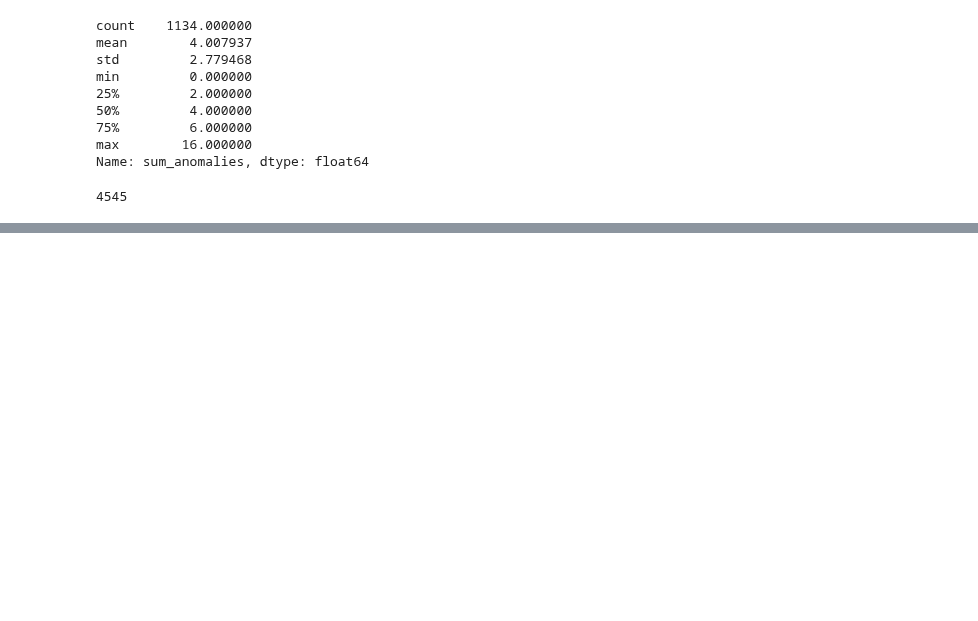
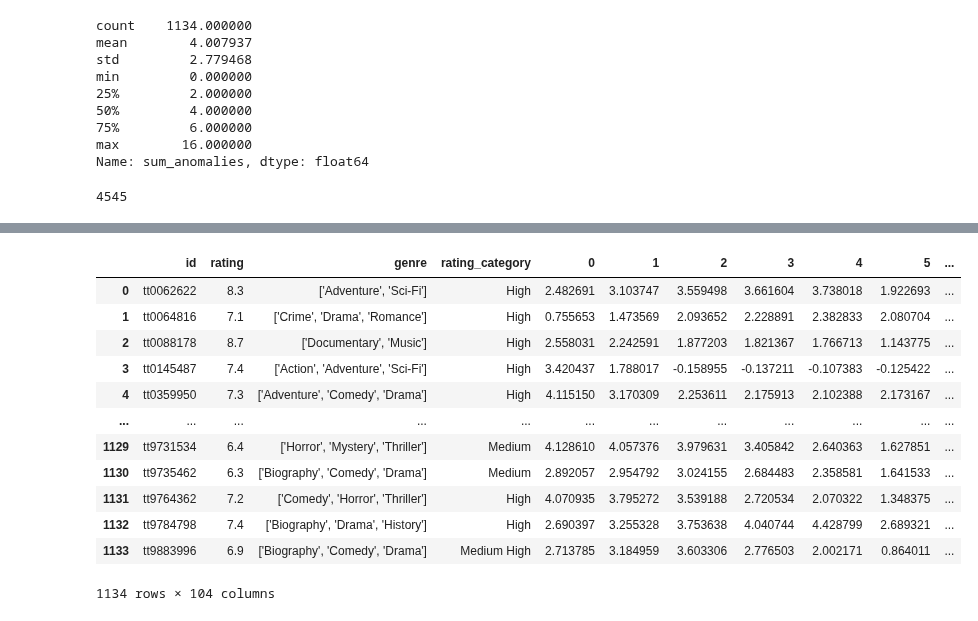
Before and after one commit to luigiascio/Data-Mining-2, a Jupyter notebook: TS_prep.ipynb, the cells around one changed output, grey strips where cells are left out. Saved outputs shown, nothing was run; the diff lists cells and outputs as text; code cells hidden in the pictures; blank space fills up the shorter version.

Commit message:
ts_standardized

```diff
--- a/TS_prep.ipynb
+++ b/TS_prep.ipynb
@@ -364,0 +429,35 @@ plt.show()
+# %%
+# Seleziona le colonne della time series (da 0 a 99 come stringhe o interi)
+time_series_columns = [str(i) for i in range(100)]  # o range effettivo delle tue colonne
+
+# Estrai solo i dati delle time series
+time_series_data = df[time_series_columns]
+
+# Standardizzazione per riga (z-score)
+time_series_scaled = time_series_data.sub(time_series_data.mean(axis=1), axis=0)
+time_series_scaled = time_series_scaled.div(time_series_data.std(axis=1), axis=0)
+
+# Ricostruisci il DataFrame con le colonne originali
+df_scaled = pd.concat([df[['id', 'rating', 'genre', 'rating_category']], time_series_scaled], axis=1)
+
+# (Opzionale) Riordina le colonne se vuoi
+ts_scaled = df_scaled[['id'] + time_series_columns + ['rating', 'genre', 'rating_category']]
+
+# Salva il risultato se necessario
+ts_scaled.to_csv("ts_standardized.csv", index=False)
+# %%
+df_scaled
+# %% [output]
+|  | id | rating | genre | rating_category | 0 | 1 | 2 | 3 | 4 | 5 | ... |
+| 0 | tt0062622 | 8.3 | ['Adventure', 'Sci-Fi'] | High | 2.482691 | 3.103747 | 3.559498 | 3.661604 | 3.738018 | 1.922693 | ... |
+| 1 | tt0064816 | 7.1 | ['Crime', 'Drama', 'Romance'] | High | 0.755653 | 1.473569 | 2.093652 | 2.228891 | 2.382833 | 2.080704 | ... |
+| 2 | tt0088178 | 8.7 | ['Documentary', 'Music'] | High | 2.558031 | 2.242591 | 1.877203 | 1.821367 | 1.766713 | 1.143775 | ... |
+| 3 | tt0145487 | 7.4 | ['Action', 'Adventure', 'Sci-Fi'] | High | 3.420437 | 1.788017 | -0.158955 | -0.137211 | -0.107383 | -0.125422 | ... |
+| 4 | tt0359950 | 7.3 | ['Adventure', 'Comedy', 'Drama'] | High | 4.115150 | 3.170309 | 2.253611 | 2.175913 | 2.102388 | 2.173167 | ... |
+| ... | ... | ... | ... | ... | ... | ... | ... | ... | ... | ... | ... |
+| 1129 | tt9731534 | 6.4 | ['Horror', 'Mystery', 'Thriller'] | Medium | 4.128610 | 4.057376 | 3.979631 | 3.405842 | 2.640363 | 1.627851 | ... |
+| 1130 | tt9735462 | 6.3 | ['Biography', 'Comedy', 'Drama'] | Medium | 2.892057 | 2.954792 | 3.024155 | 2.684483 | 2.358581 | 1.641533 | ... |
+| 1131 | tt9764362 | 7.2 | ['Comedy', 'Horror', 'Thriller'] | High | 4.070935 | 3.795272 | 3.539188 | 2.720534 | 2.070322 | 1.348375 | ... |
+| 1132 | tt9784798 | 7.4 | ['Biography', 'Drama', 'History'] | High | 2.690397 | 3.255328 | 3.753638 | 4.040744 | 4.428799 | 2.689321 | ... |
+| 1133 | tt9883996 | 6.9 | ['Biography', 'Comedy', 'Drama'] | Medium High | 2.713785 | 3.184959 | 3.603306 | 2.776503 | 2.002171 | 0.864011 | ... |
+1134 rows × 104 columns
```
Also changed, not shown: parts of 12 cells of this notebook.
